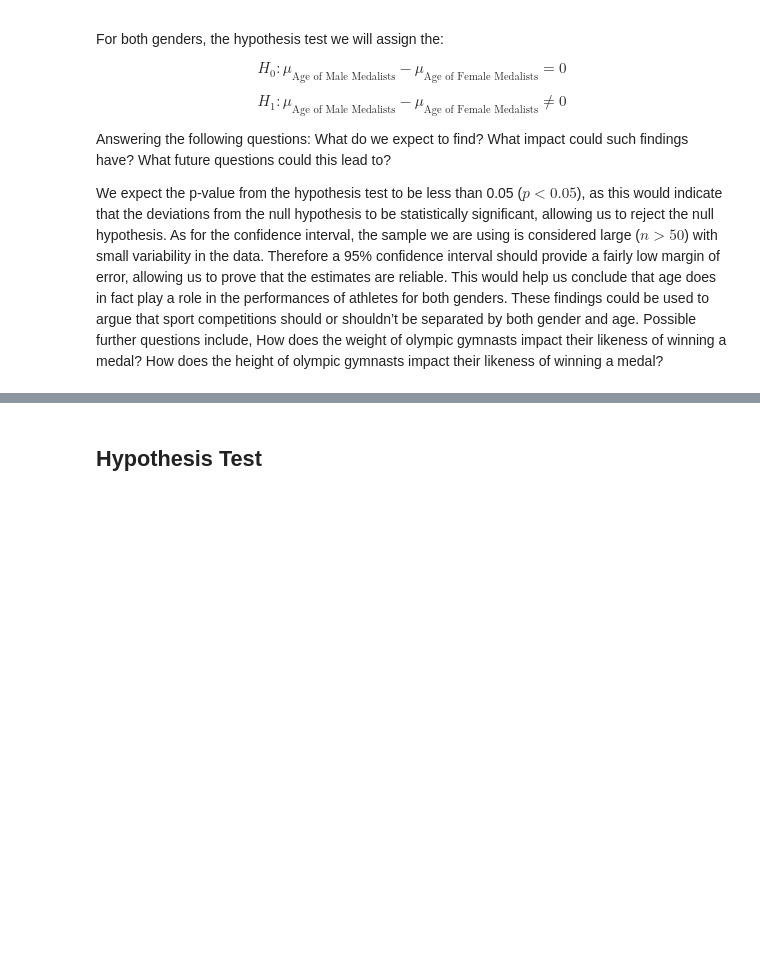
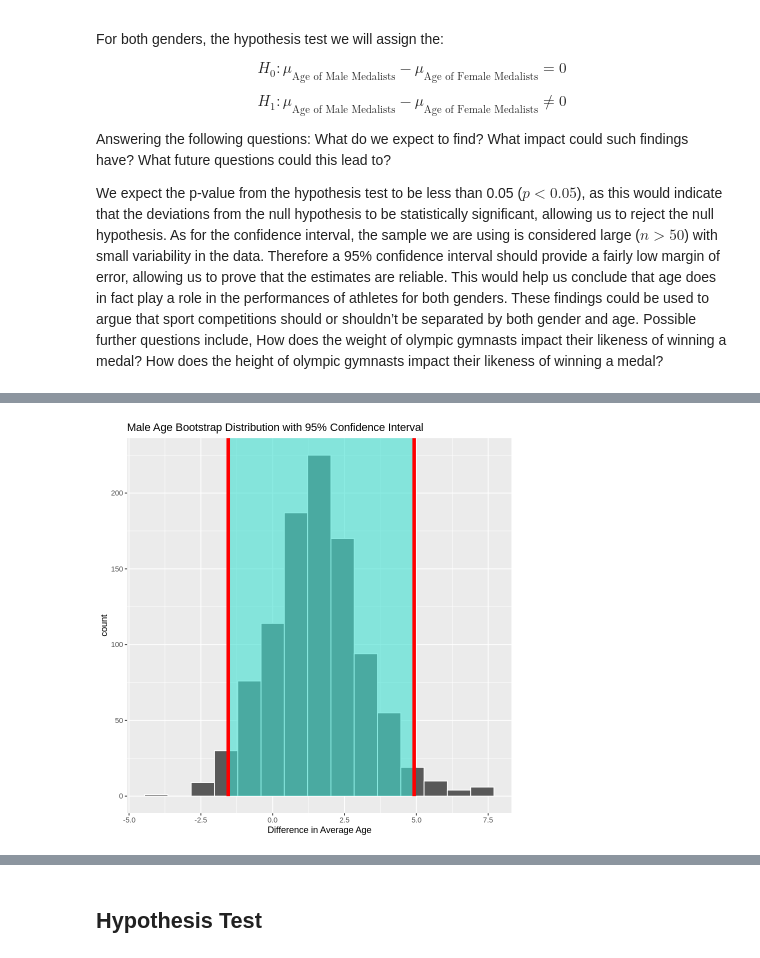
Before and after one commit to aryanballani/STAT201_group20, a Jupyter notebook: FinalReport.ipynb, the cells around one changed output, grey strips where cells are left out. Cells and saved outputs as stored; diff of their text form; code cells hidden in the pictures; blank space fills up the shorter version.

Commit message:
bootstrap final

```diff
--- a/FinalReport.ipynb
+++ b/FinalReport.ipynb
@@ -378,0 +219,8 @@ female_non_medal_vis
+# %%
+gymnast_sample["Medal"][gymnast_sample["Medal"] == "Bronze"] <- "Yes"
+gymnast_sample["Medal"][gymnast_sample["Medal"] == "Silver"] <- "Yes"
+gymnast_sample["Medal"][gymnast_sample["Medal"] == "Gold"] <- "Yes"
+gymnast_sample["Medal"][is.na(gymnast_sample["Medal"])] <- "No"
+
+
+head(gymnast_sample)
@@ -378,0 +239,10 @@ female_non_medal_vis
+# %%
+set.seed(201)
+male_gymnast_resamples<-gymnast_sample %>%
+                    filter(Sex == "M")%>%
+                    specify(Age~Medal)%>%
+                    generate(reps=1000, type="bootstrap")%>%
+                    calculate(stat="diff in means", order=c("Yes", "No"))
+
+
+head(male_gymnast_resamples)
@@ -378,0 +259,4 @@ female_non_medal_vis
+# %%
+male_gymnast_ci<-male_gymnast_resamples %>%
+  get_confidence_interval(level = 0.95, type = "percentile")
+male_gymnast_ci
@@ -378,0 +268,9 @@ female_non_medal_vis
+# %%
+male_gymnast_vis<-male_gymnast_resamples%>%
+                    visualize()+
+                    ggtitle("Male Age Bootstrap Distribution with 95% Confidence Interval")+
+                    labs(x="Difference in Average Age")+
+                    shade_ci(endpoints = male_gymnast_ci, color="red")
+male_gymnast_vis
+# %% [output]
+[figure, added]
```
Also changed, not shown: parts of 26 cells of this notebook.
